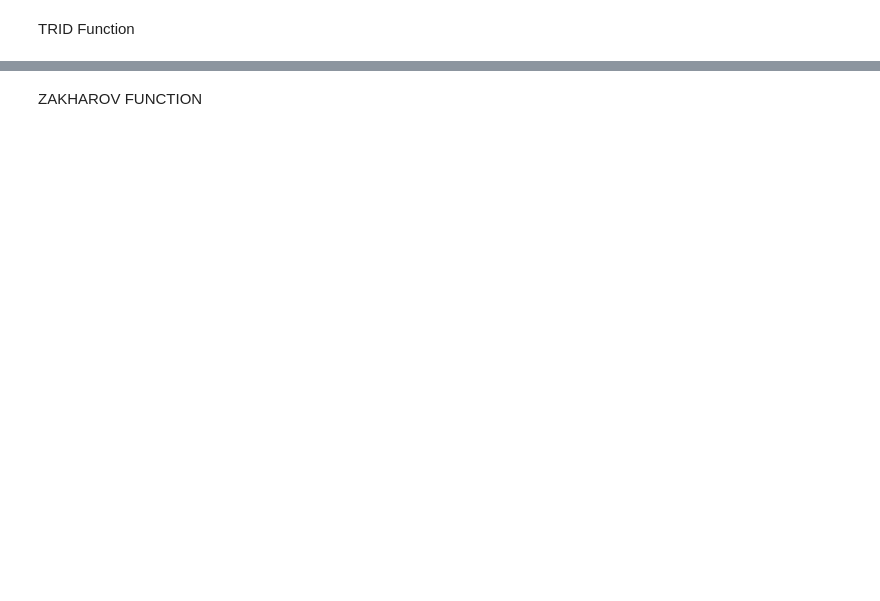
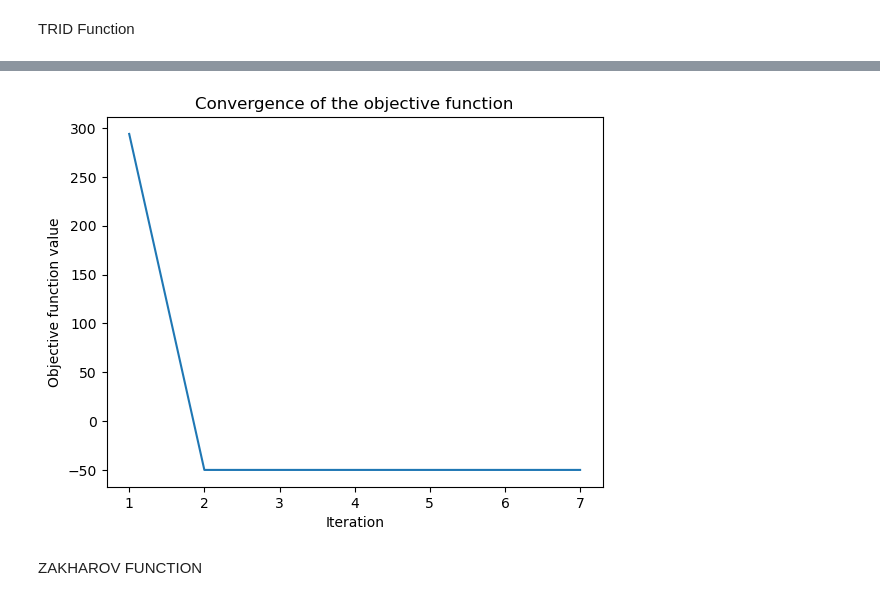
Before and after one commit to ashish-motwani/optimization, a Jupyter notebook: assignment02.ipynb, the cells around one changed output, grey strips where cells are left out. Cells and saved outputs as stored; diff of their text form; code cells hidden in the pictures; blank space fills up the shorter version.

```diff
--- a/assignment02.ipynb
+++ b/assignment02.ipynb
@@ -302,4 +327,8 @@ Next position: [ 5.99999616 10.00000958 12.00004389 12.00004391 10.00000955  5.9
 Termination condition met: Relative change in x is within epsilon2
+# %%
+optimizer.plot_convergence()
+# %% [output]
+[figure, added]
 # %% [markdown]
 ZAKHAROV FUNCTION
 # %%
```
Also changed, not shown: parts of 17 cells of this notebook.
